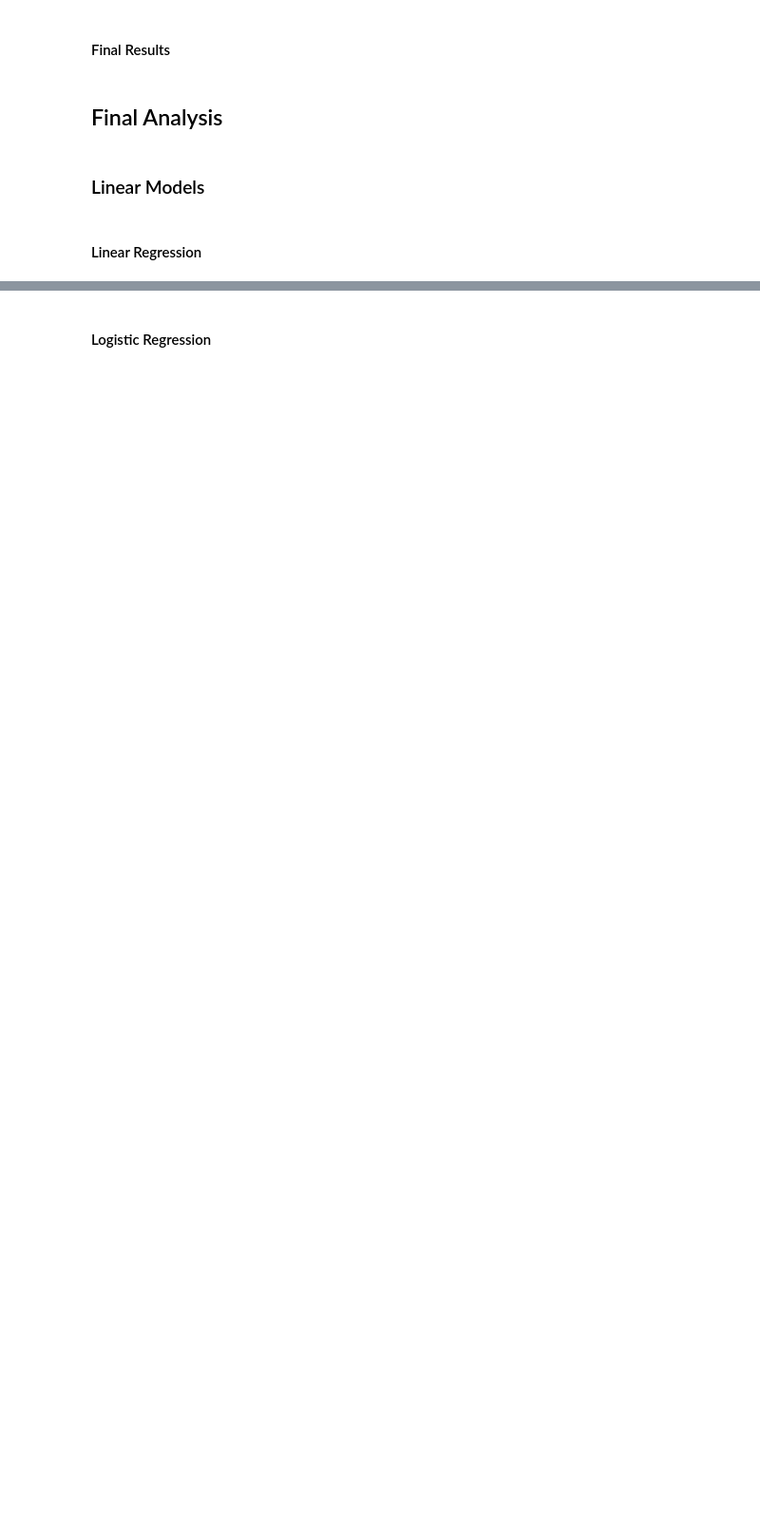
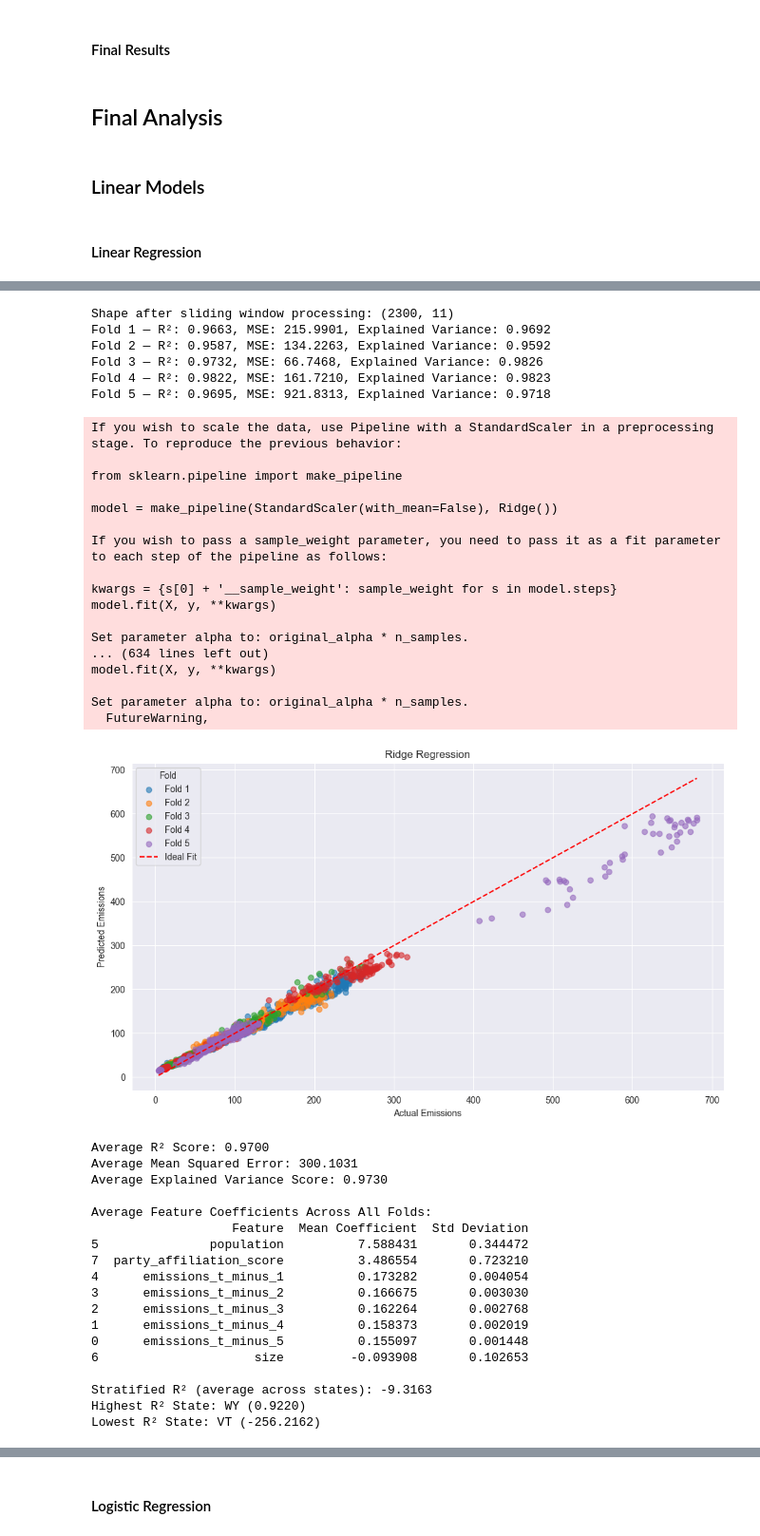
Before and after one commit to AyalYakobe/AirPollutionByPolitics, a Jupyter notebook: src/overview.ipynb, the cells around one changed output, grey strips where cells are left out. Shown at 95% size. Saved outputs shown, nothing was run; the diff lists cells and outputs as text; code cells hidden in the pictures; blank space fills up the shorter version.

```diff
--- a/src/overview.ipynb
+++ b/src/overview.ipynb
@@ -713,0 +1329,45 @@ train_linear_regression_forecasting(final_df_normalized, window_size=10, n_split
+# %%
+train_linear_regression_forecasting(final_df_normalized, window_size=5, n_splits=5, use_ridge=True, ridge_alpha=0.5)
+# %% [output]
+Shape after sliding window processing: (2300, 11)
+Fold 1 — R²: 0.9663, MSE: 215.9901, Explained Variance: 0.9692
+Fold 2 — R²: 0.9587, MSE: 134.2263, Explained Variance: 0.9592
+Fold 3 — R²: 0.9732, MSE: 66.7468, Explained Variance: 0.9826
+Fold 4 — R²: 0.9822, MSE: 161.7210, Explained Variance: 0.9823
+Fold 5 — R²: 0.9695, MSE: 921.8313, Explained Variance: 0.9718
+If you wish to scale the data, use Pipeline with a StandardScaler in a preprocessing stage. To reproduce the previous behavior:
+
+from sklearn.pipeline import make_pipeline
+
+model = make_pipeline(StandardScaler(with_mean=False), Ridge())
+
+If you wish to pass a sample_weight parameter, you need to pass it as a fit parameter to each step of the pipeline as follows:
+
+kwargs = {s[0] + '__sample_weight': sample_weight for s in model.steps}
+model.fit(X, y, **kwargs)
+
+Set parameter alpha to: original_alpha * n_samples.
+... (634 lines left out)
+model.fit(X, y, **kwargs)
+
+Set parameter alpha to: original_alpha * n_samples.
+  FutureWarning,
+[figure, added]
+Average R² Score: 0.9700
+Average Mean Squared Error: 300.1031
+Average Explained Variance Score: 0.9730
+
+Average Feature Coefficients Across All Folds:
+                   Feature  Mean Coefficient  Std Deviation
+5               population          7.588431       0.344472
+7  party_affiliation_score          3.486554       0.723210
+4      emissions_t_minus_1          0.173282       0.004054
+3      emissions_t_minus_2          0.166675       0.003030
+2      emissions_t_minus_3          0.162264       0.002768
+1      emissions_t_minus_4          0.158373       0.002019
+0      emissions_t_minus_5          0.155097       0.001448
+6                     size         -0.093908       0.102653
+
+Stratified R² (average across states): -9.3163
+Highest R² State: WY (0.9220)
+Lowest R² State: VT (-256.2162)
```
Also changed, not shown: parts of 30 cells of this notebook.
